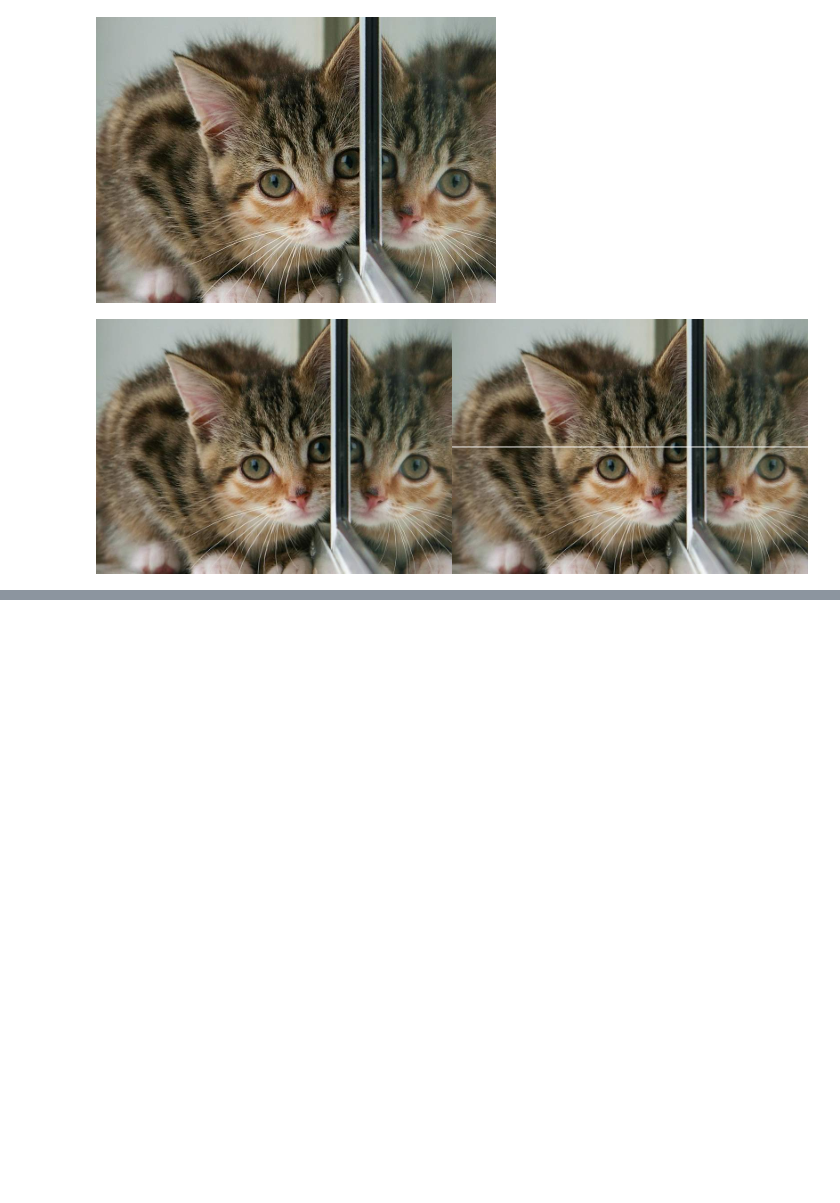
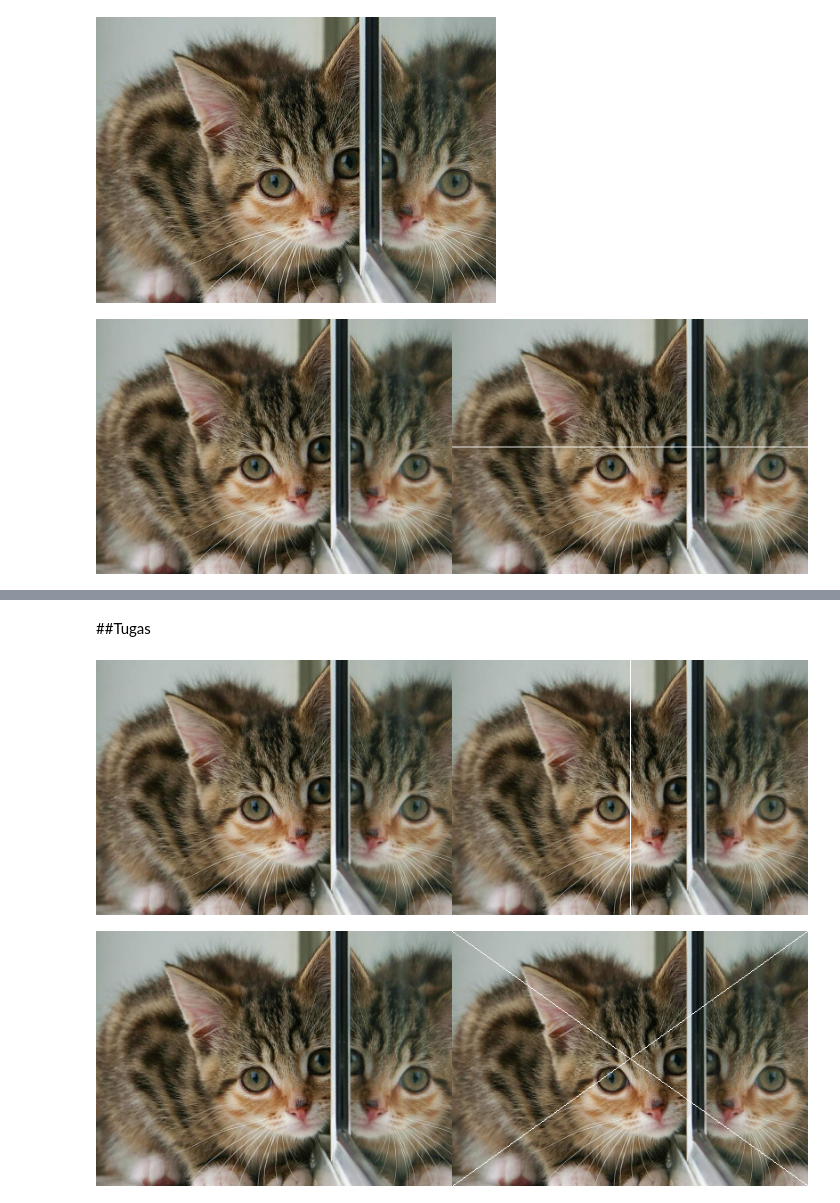
Before and after one commit to SabilarRosyad/PCVK_GENAP_2023, a Jupyter notebook: Week1.ipynb, the cells around one changed output, grey strips where cells are left out. Drawn from its saved outputs; the diff is of its cells as text; code cells hidden in the pictures; blank space fills up the shorter version.

```diff
--- a/Week1.ipynb
+++ b/Week1.ipynb
@@ -46,0 +71,26 @@ cv2_imshow(final_frame)
+# %% [markdown]
+##Tugas
+# %%
+image_2 = cv.cvtColor(image, cv.COLOR_BGR2RGB)
+image_3 = cv.cvtColor(image, cv.COLOR_BGR2RGB)
+#membuat garis vertikal ditengah image
+for x in range (tinggi):
+  image_3[x,int((lebar)/2)] = [255,255,255]
+
+final_frame = cv.hconcat((image_2, image_3))
+cv2_imshow(final_frame)
+
+image_2 = cv.cvtColor(image, cv.COLOR_BGR2RGB)
+image_3 = cv.cvtColor(image, cv.COLOR_BGR2RGB)
+
+#membuat garis diagonal ditengah image
+image_3 = cv.line(image_3, (0,0), (lebar,tinggi), (255,255,255), 1)
+
+#membuat garis diagonal ditengah image
+image_3 = cv.line(image_3, (0,tinggi), (lebar,0), (255,255,255), 1)
+
+final_frame = cv.hconcat((image_2, image_3))
+cv2_imshow(final_frame)
+# %% [output]
+[figure, added]
+[figure, added]
```
Also changed, not shown: parts of 4 cells of this notebook.
